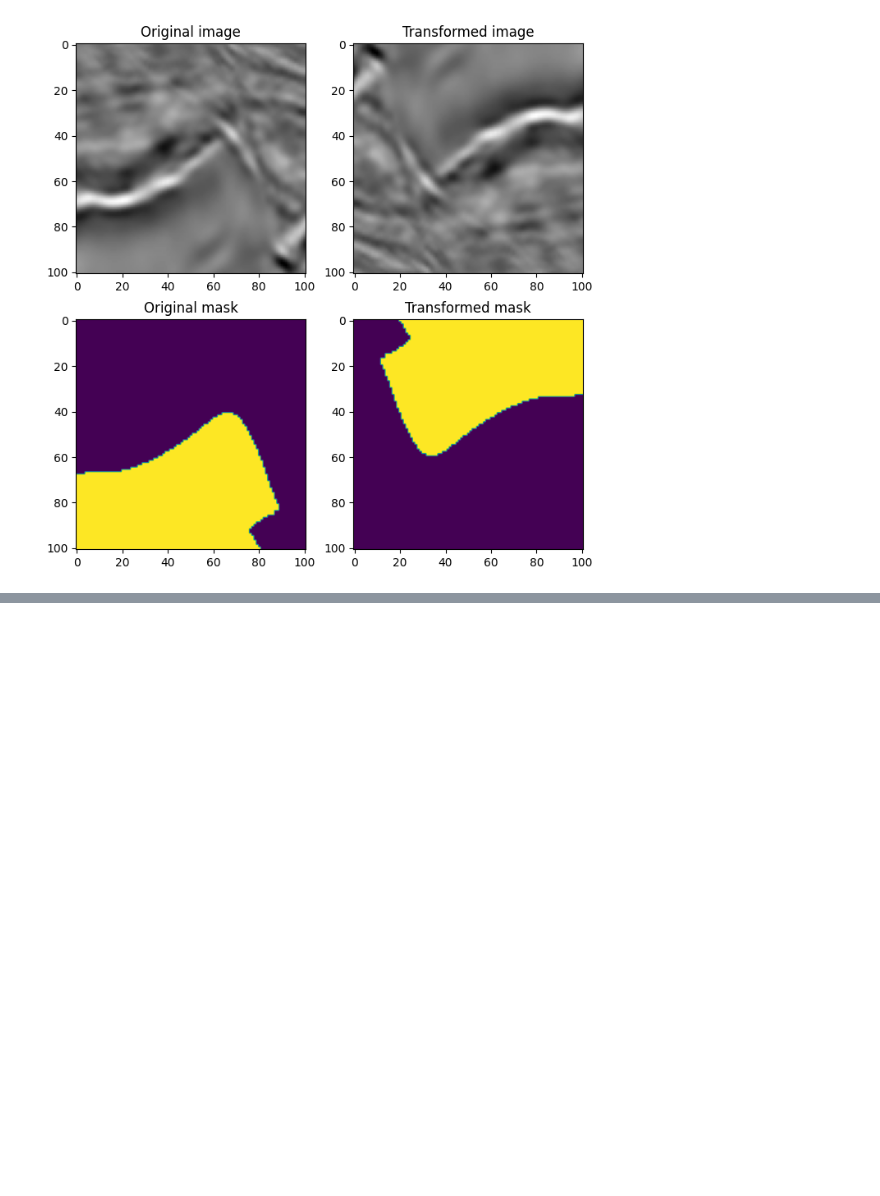
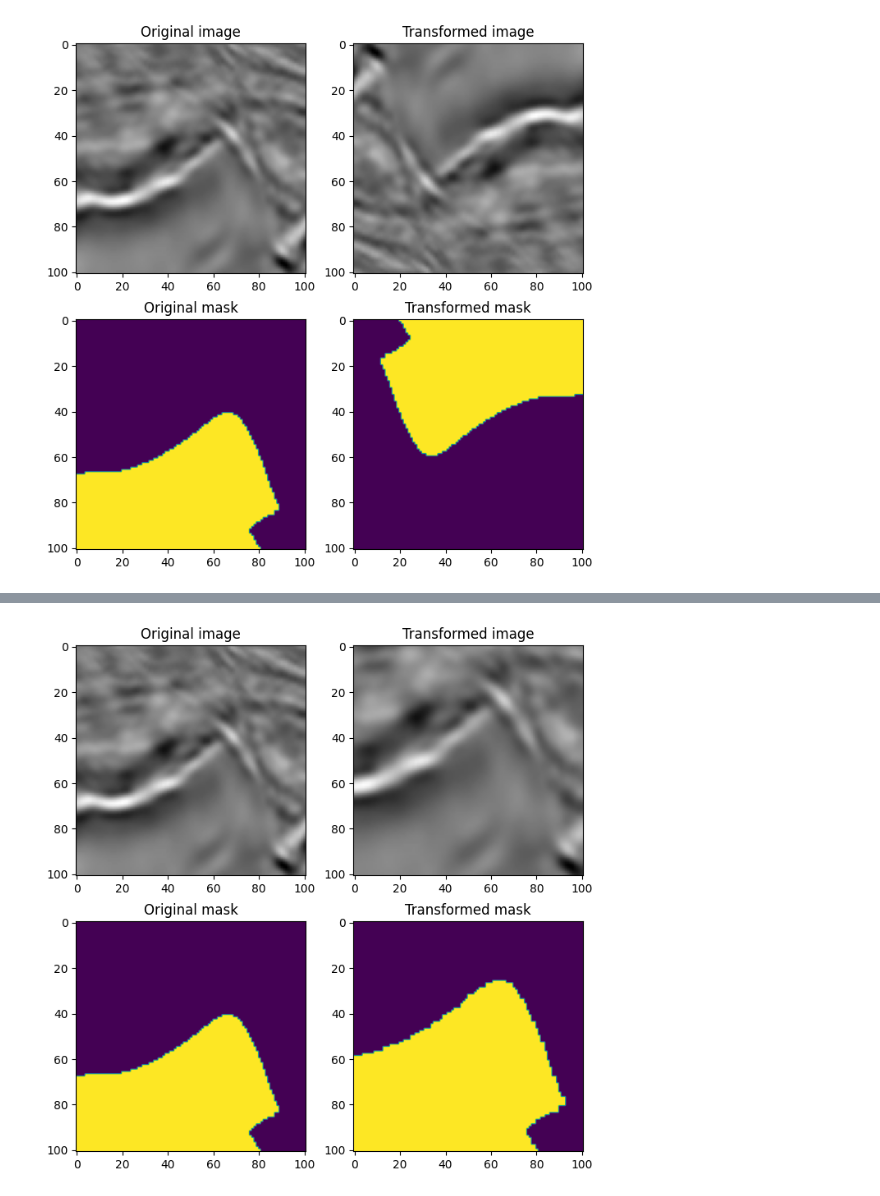
Before and after one commit to on2k23nm/MyLearnings, a Jupyter notebook: Albumentations/test.ipynb, the cells around one changed output, grey strips where cells are left out. Cells and saved outputs as stored; diff of their text form; code cells hidden in the pictures; blank space fills up the shorter version.

```diff
--- a/Albumentations/test.ipynb
+++ b/Albumentations/test.ipynb
@@ -149,0 +177,11 @@ image_rot90 : (101, 101, 3), mask_rot90 : (101, 101)
+# %%
+aug = A.RandomSizedCrop(min_max_height=(50, 101), height=original_height, width=original_width, p=1)
+
+augmented = aug(image=image, mask=mask)
+
+image_scaled = augmented['image']
+mask_scaled  = augmented['mask']
+
+visualize(image=image_scaled, mask=mask_scaled, original_image=image, original_mask=mask)
+# %% [output]
+[figure, added]
```
Also changed, not shown: parts of 5 cells of this notebook, 8 other files.
